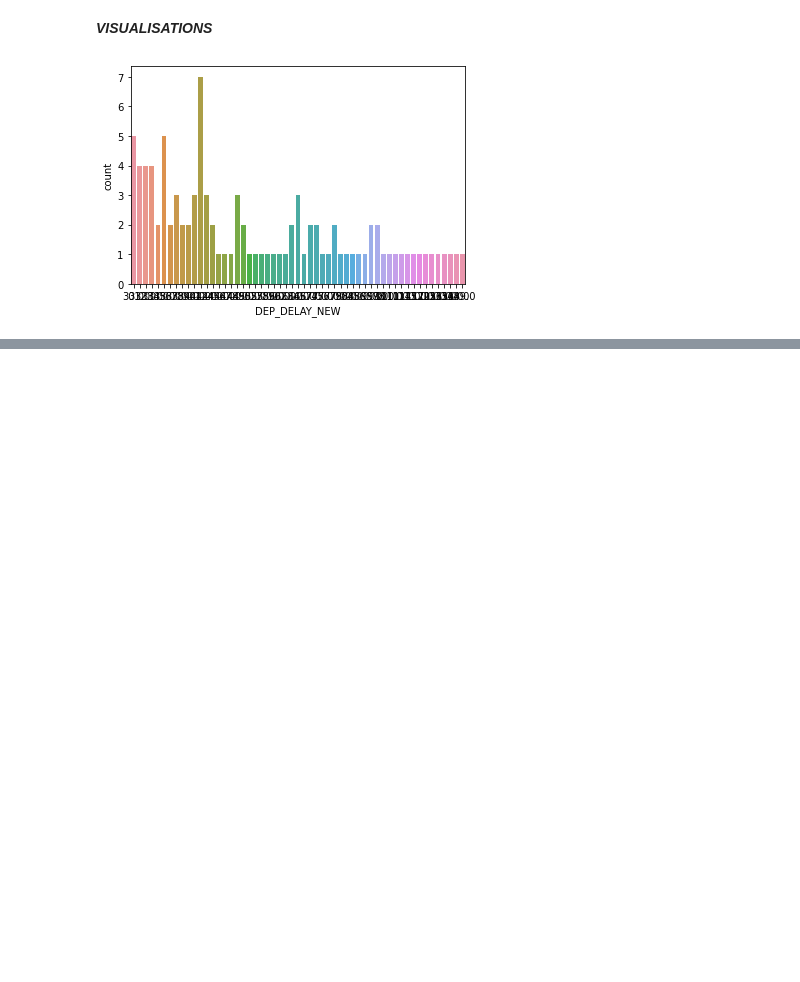
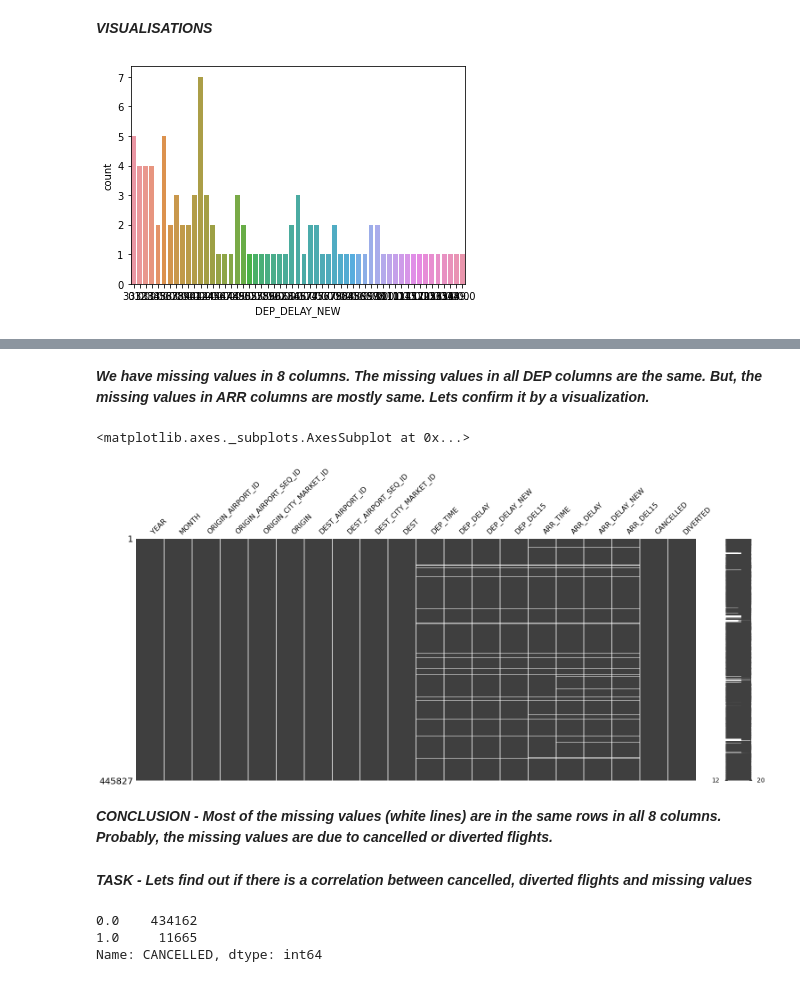
Before and after one commit to Pria91/Machine-Learning-Projects-, a Jupyter notebook: AirlinesDataAnalysis.ipynb, the cells around one changed output, grey strips where cells are left out. Saved outputs shown, nothing was run; the diff lists cells and outputs as text; code cells hidden in the pictures; blank space fills up the shorter version.

```diff
--- a/AirlinesDataAnalysis.ipynb
+++ b/AirlinesDataAnalysis.ipynb
@@ -308,3 +321,8 @@ sns.countplot(x='DEP_DELAY_NEW', data=df_4)
 plt.show()
 # %% [output]
 [figure]
+# %%
+import pandas as pd
+
+df = pd.read_csv('/content/Sof_JanData.csv')
+df
@@ -310,0 +426,19 @@ plt.show()
+# %% [markdown]
+***We have missing values in 8 columns. The missing values in all DEP columns are the same. But, the missing values in ARR columns are mostly same. Lets confirm it by a visualization.***
+# %%
+%matplotlib inline
+import missingno as msno
+msno.matrix(df)
+# %% [output]
+<matplotlib.axes._subplots.AxesSubplot at 0x...>
+[figure, added]
+# %% [markdown]
+***CONCLUSION - Most of the missing values (white lines) are in the same rows in all 8 columns. Probably, the missing values are due to cancelled or diverted flights.***
+# %% [markdown]
+***TASK - Lets find out if there is a correlation between cancelled, diverted flights and missing values***
+# %%
+df['CANCELLED'].value_counts()
+# %% [output]
+0.0    434162
+1.0     11665
+Name: CANCELLED, dtype: int64
```
Also changed, not shown: parts of 51 cells of this notebook.
